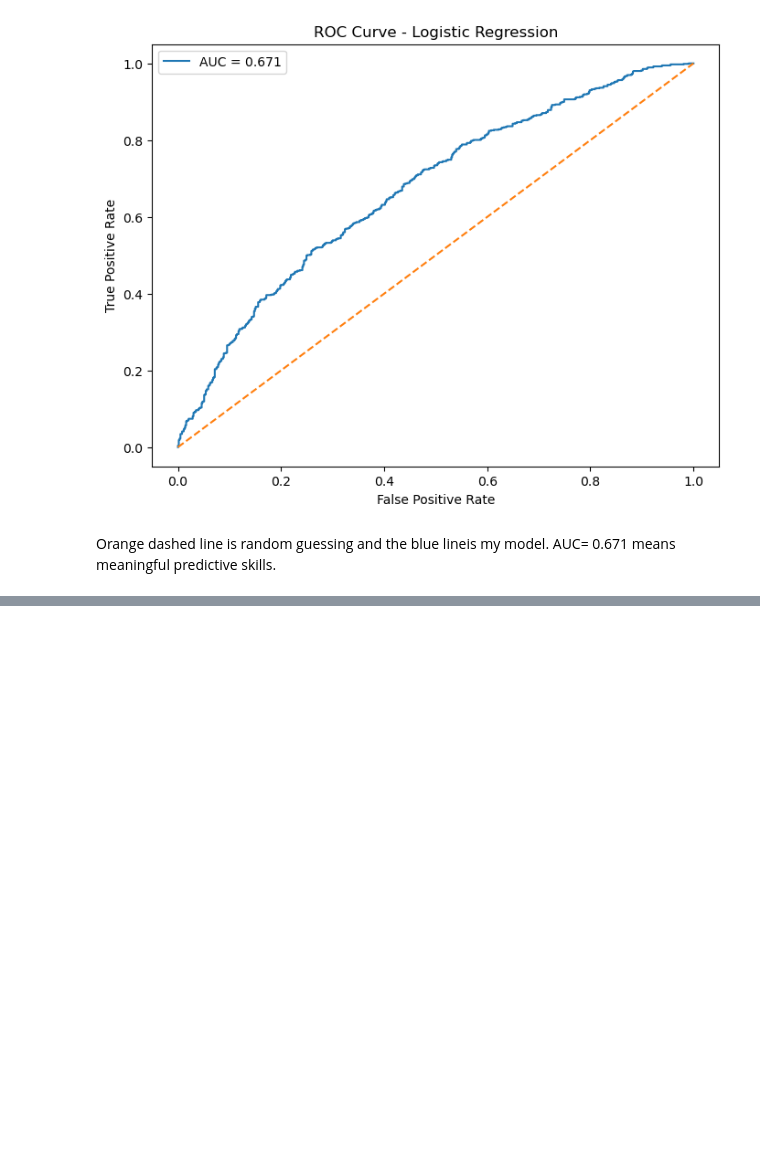
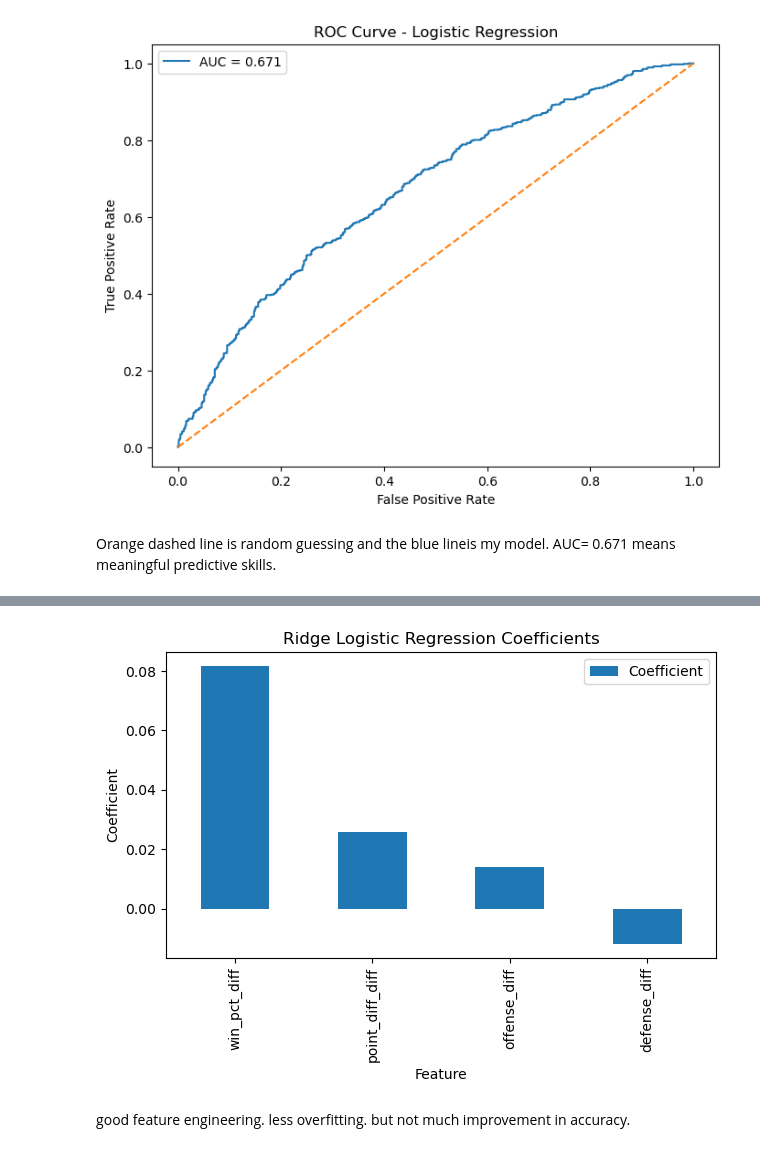
Before and after one commit to AayushPandey-hub/nba-win-prediction, a Jupyter notebook: modeling.ipynb, the cells around one changed output, grey strips where cells are left out. Saved outputs shown, nothing was run; the diff lists cells and outputs as text; code cells hidden in the pictures; blank space fills up the shorter version.

```diff
--- a/modeling.ipynb
+++ b/modeling.ipynb
@@ -140,0 +211,12 @@ Orange dashed line is random guessing and the blue lineis my model. AUC= 0.671 m
+# %%
+ridge_coef_df = pd.DataFrame({
+    "Feature": feature_cols,
+    "Coefficient": ridge_model.coef_[0]
+})
+
+ridge_coef_df = ridge_coef_df.sort_values(
+    "Coefficient",
+    ascending=False
+)
+
+ridge_coef_df
@@ -140,0 +229,18 @@ Orange dashed line is random guessing and the blue lineis my model. AUC= 0.671 m
+# %%
+ridge_coef_df.plot(
+    x="Feature",
+    y="Coefficient",
+    kind="bar"
+)
+
+plt.title("Ridge Logistic Regression Coefficients")
+
+plt.ylabel("Coefficient")
+
+plt.tight_layout()
+
+plt.show()
+# %% [output]
+[figure, added]
+# %% [markdown]
+good feature engineering. less overfitting.  but not much improvement in accuracy.
```
Also changed, not shown: parts of 8 cells of this notebook.
